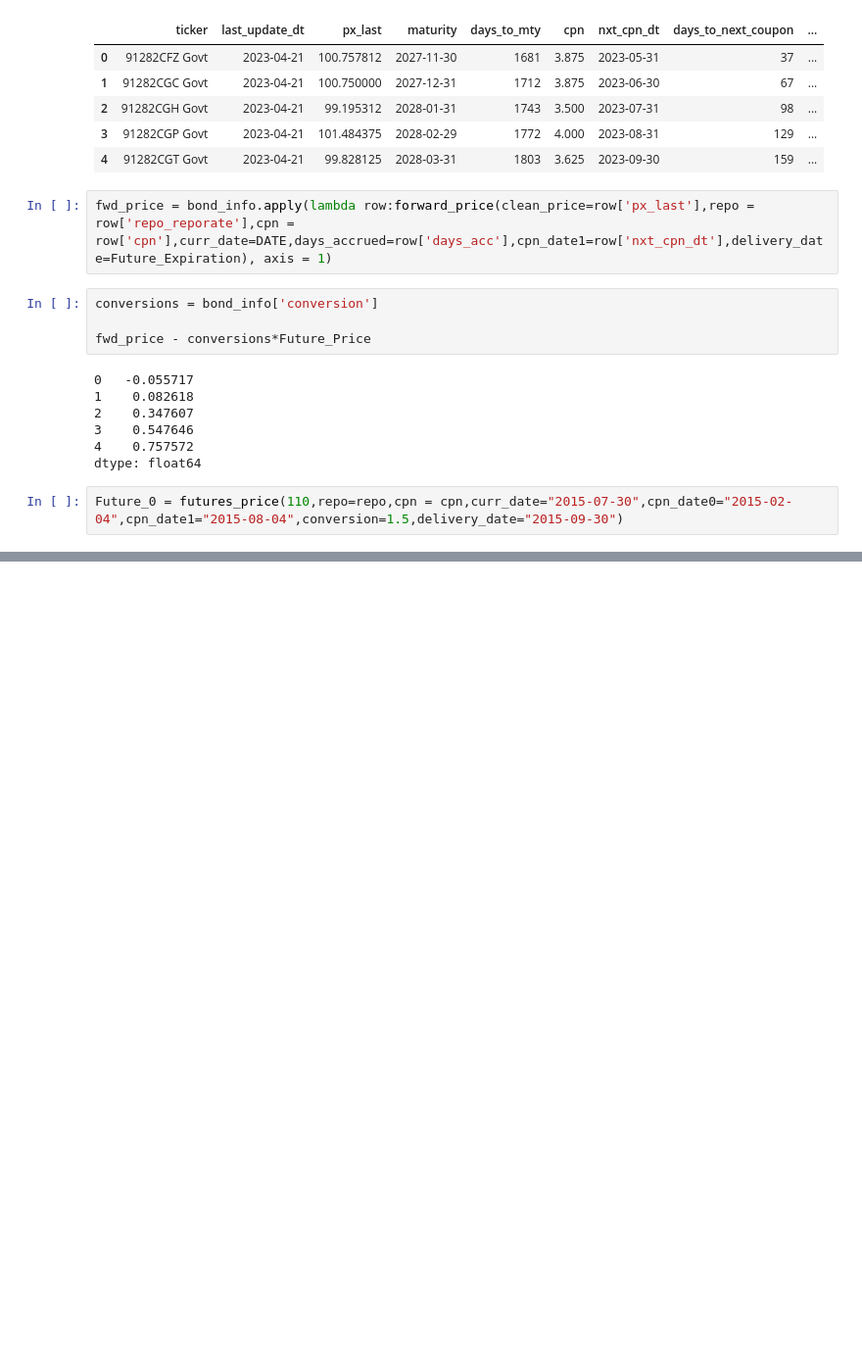
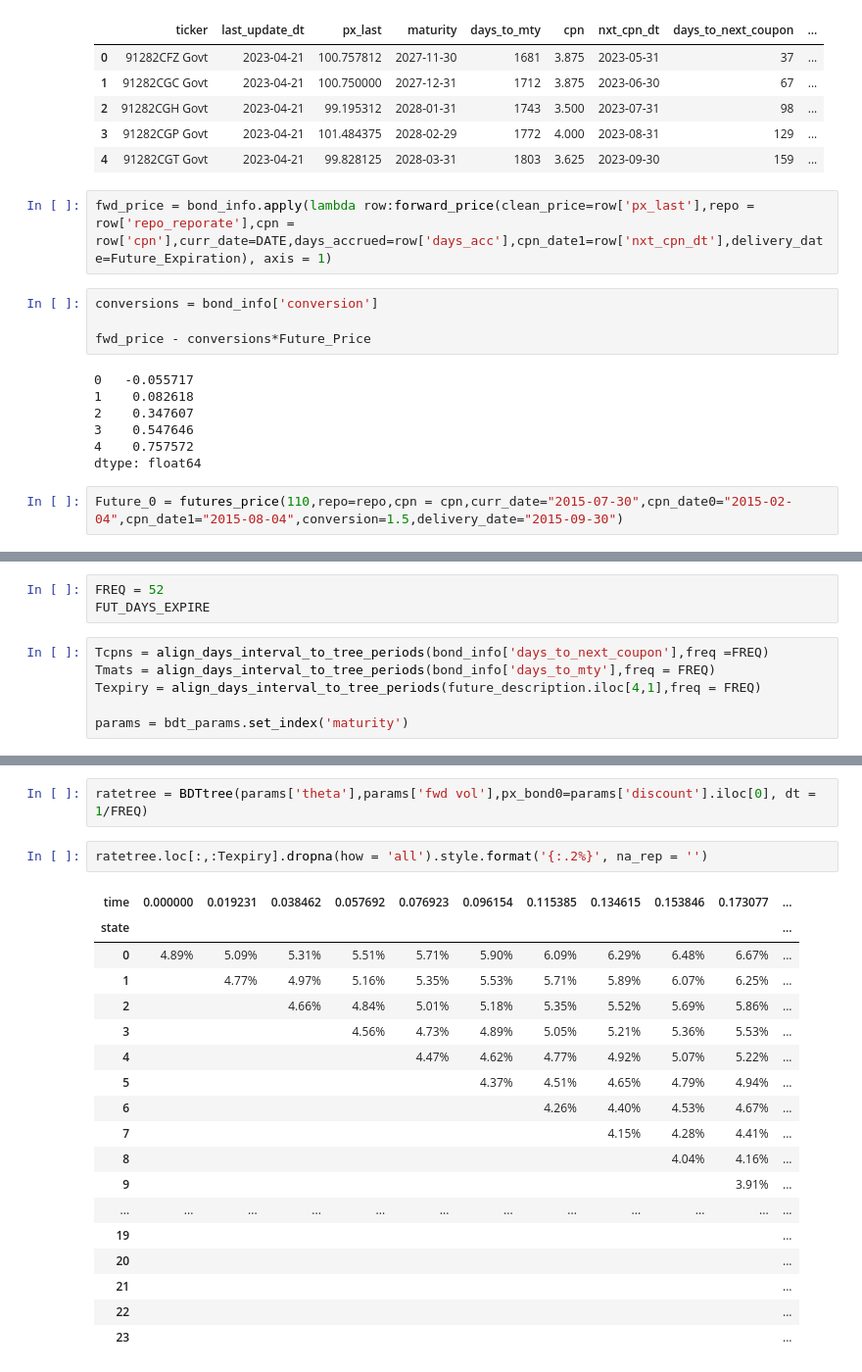
Before and after one commit to dcstein22/finm-fiderivs-2023, a Jupyter notebook: homework/practice_II.ipynb, the cells around one changed output, grey strips where cells are left out. Shown at 98% size. Drawn from its saved outputs; the diff is of its cells as text; blank space fills up the shorter version.

```diff
--- a/homework/practice_II.ipynb
+++ b/homework/practice_II.ipynb
@@ -153,0 +547,9 @@ Future_0 = futures_price(110,repo=repo,cpn = cpn,curr_date="2015-07-30",cpn_date
+# %%
+FREQ = 52
+FUT_DAYS_EXPIRE
+# %%
+Tcpns = align_days_interval_to_tree_periods(bond_info['days_to_next_coupon'],freq =FREQ)
+Tmats = align_days_interval_to_tree_periods(bond_info['days_to_mty'],freq = FREQ)
+Texpiry = align_days_interval_to_tree_periods(future_description.iloc[4,1],freq = FREQ)
+
+params = bdt_params.set_index('maturity')
@@ -153,0 +577,23 @@ Future_0 = futures_price(110,repo=repo,cpn = cpn,curr_date="2015-07-30",cpn_date
+# %%
+ratetree = BDTtree(params['theta'],params['fwd vol'],px_bond0=params['discount'].iloc[0], dt = 1/FREQ)
+# %%
+ratetree.loc[:,:Texpiry].dropna(how = 'all').style.format('{:.2%}', na_rep = '')
+# %% [output]
+| time | 0.000000 | 0.019231 | 0.038462 | 0.057692 | 0.076923 | 0.096154 | 0.115385 | 0.134615 | 0.153846 | 0.173077 | ... |
+| state |  |  |  |  |  |  |  |  |  |  | ... |
+| 0 | 4.89% | 5.09% | 5.31% | 5.51% | 5.71% | 5.90% | 6.09% | 6.29% | 6.48% | 6.67% | ... |
+| 1 |  | 4.77% | 4.97% | 5.16% | 5.35% | 5.53% | 5.71% | 5.89% | 6.07% | 6.25% | ... |
+| 2 |  |  | 4.66% | 4.84% | 5.01% | 5.18% | 5.35% | 5.52% | 5.69% | 5.86% | ... |
+| 3 |  |  |  | 4.56% | 4.73% | 4.89% | 5.05% | 5.21% | 5.36% | 5.53% | ... |
+| 4 |  |  |  |  | 4.47% | 4.62% | 4.77% | 4.92% | 5.07% | 5.22% | ... |
+| 5 |  |  |  |  |  | 4.37% | 4.51% | 4.65% | 4.79% | 4.94% | ... |
+| 6 |  |  |  |  |  |  | 4.26% | 4.40% | 4.53% | 4.67% | ... |
+| 7 |  |  |  |  |  |  |  | 4.15% | 4.28% | 4.41% | ... |
+| 8 |  |  |  |  |  |  |  |  | 4.04% | 4.16% | ... |
+| 9 |  |  |  |  |  |  |  |  |  | 3.91% | ... |
+| ... | ... | ... | ... | ... | ... | ... | ... | ... | ... | ... | ... |
+| 19 |  |  |  |  |  |  |  |  |  |  | ... |
+| 20 |  |  |  |  |  |  |  |  |  |  | ... |
+| 21 |  |  |  |  |  |  |  |  |  |  | ... |
+| 22 |  |  |  |  |  |  |  |  |  |  | ... |
+| 23 |  |  |  |  |  |  |  |  |  |  | ... |
```
Also changed, not shown: parts of 60 cells of this notebook, 3 other files.
